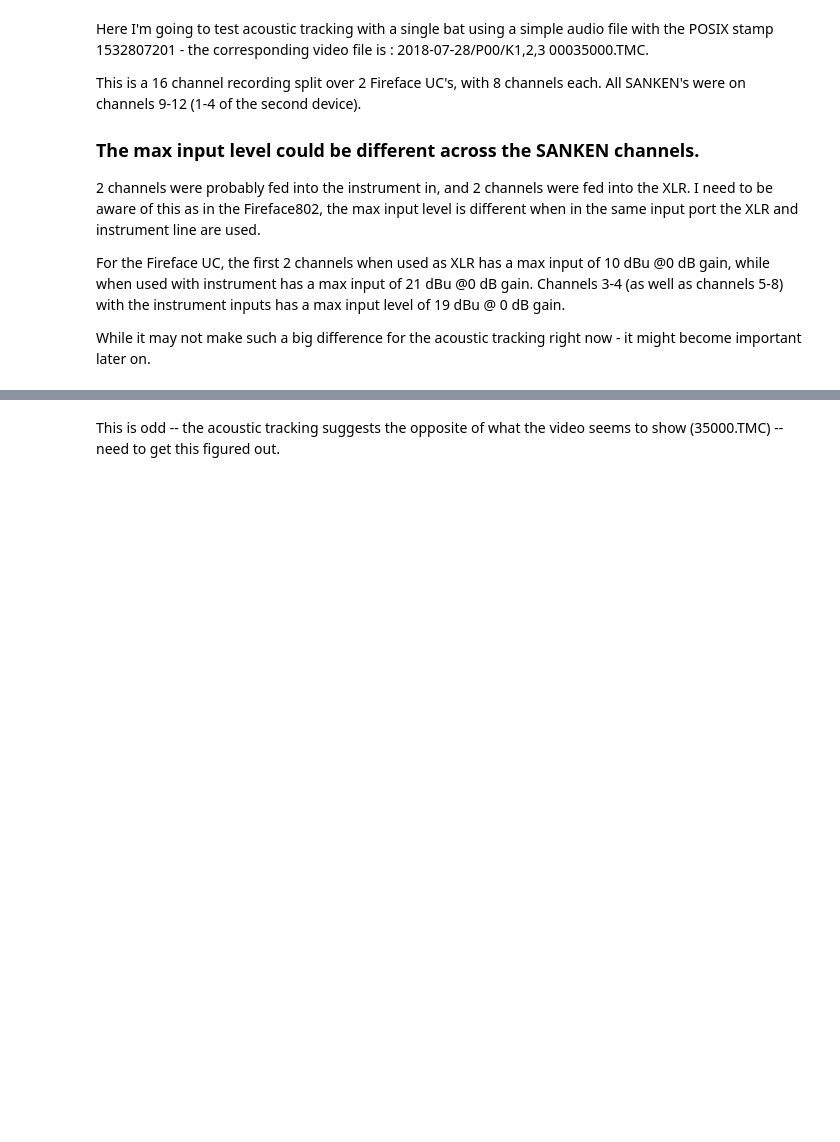
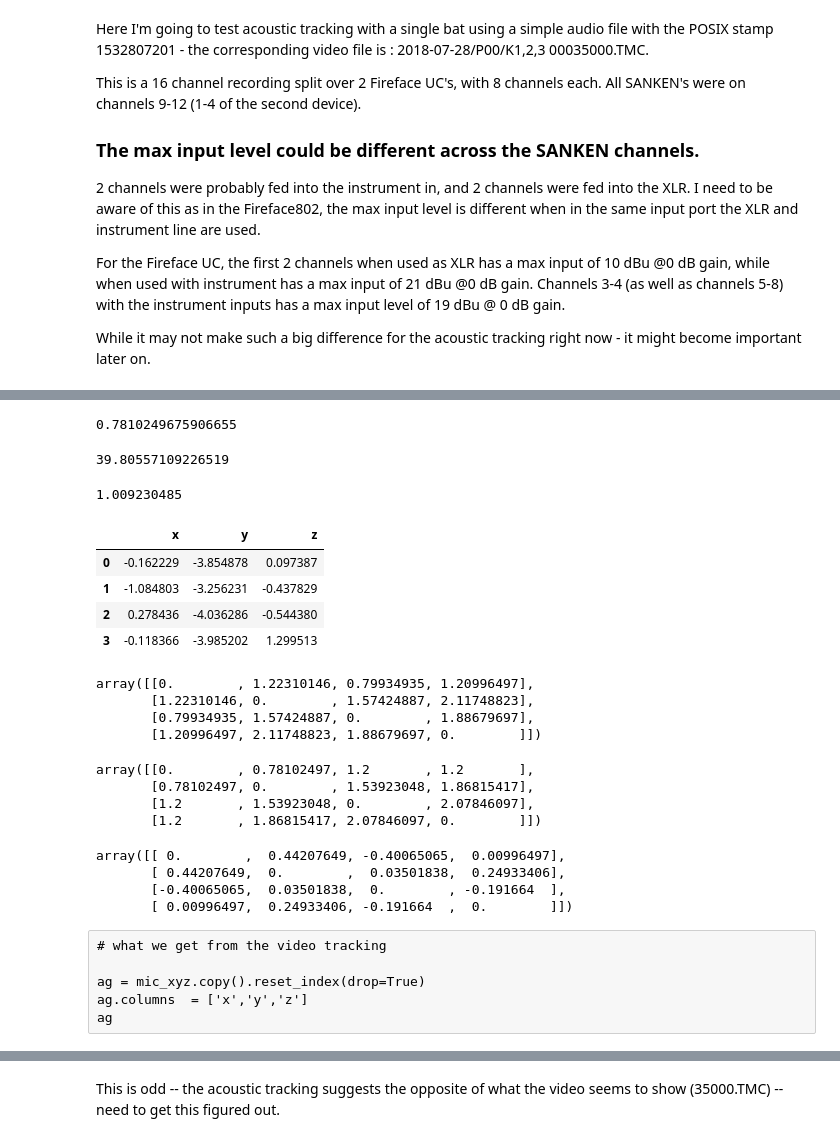
Before and after one commit to thejasvibr/projectushichka, a Jupyter notebook: acoustic-tracking/trying-acoustic-tracking.ipynb, the cells around one changed output, grey strips where cells are left out. Saved outputs shown, nothing was run; the diff lists cells and outputs as text; code cells hidden in the pictures; blank space fills up the shorter version.

Commit message:
continue trying to figure out why acoustic tracking doesn't work for 2018-07-28 - luckily video tracking does.

```diff
--- a/acoustic-tracking/trying-acoustic-tracking.ipynb
+++ b/acoustic-tracking/trying-acoustic-tracking.ipynb
@@ -167,3 +171,11 @@ mic_positions = np.array([[0,0,0],
 
 ag = pd.DataFrame(mic_positions)
 ag.columns  = ['x','y','z']
+# %%
+R_2
+# %% [output]
+0.7810249675906655
+# %%
+np.degrees(theta2)
+# %% [output]
+39.80557109226519
@@ -170 +184,43 @@ ag.columns  = ['x','y','z']
+# %%
+2.01846097/2
+# %% [output]
+1.009230485
+# %%
+video_mic_positions = pd.read_csv('video_tracking/mic_positions_video/DLTdv7_data_mics9-12positionsxyzpts.csv')
+mic_xyz = video_mic_positions[~pd.isna(video_mic_positions['pt1_X'])].reset_index(drop=True)
+mic_xyz.columns=['x','y','z']
+mic_xyz
+# %% [output]
+|  | x | y | z |
+| 0 | -0.162229 | -3.854878 | 0.097387 |
+| 1 | -1.084803 | -3.256231 | -0.437829 |
+| 2 | 0.278436 | -4.036286 | -0.544380 |
+| 3 | -0.118366 | -3.985202 | 1.299513 |
+# %%
+spl.distance_matrix(mic_xyz,mic_xyz)
+# %% [output]
+array([[0.        , 1.22310146, 0.79934935, 1.20996497],
+       [1.22310146, 0.        , 1.57424887, 2.11748823],
+       [0.79934935, 1.57424887, 0.        , 1.88679697],
+       [1.20996497, 2.11748823, 1.88679697, 0.        ]])
+# %%
+spl.distance_matrix(mic_positions,mic_positions)
+# %% [output]
+array([[0.        , 0.78102497, 1.2       , 1.2       ],
+       [0.78102497, 0.        , 1.53923048, 1.86815417],
+       [1.2       , 1.53923048, 0.        , 2.07846097],
+       [1.2       , 1.86815417, 2.07846097, 0.        ]])
+# %%
+spl.distance_matrix(mic_xyz,mic_xyz)-spl.distance_matrix(mic_positions,mic_positions)
+# %% [output]
+array([[ 0.        ,  0.44207649, -0.40065065,  0.00996497],
+       [ 0.44207649,  0.        ,  0.03501838,  0.24933406],
+       [-0.40065065,  0.03501838,  0.        , -0.191664  ],
+       [ 0.00996497,  0.24933406, -0.191664  ,  0.        ]])
+# %% [raw]
+# what we get from the video tracking
+
+ag = mic_xyz.copy().reset_index(drop=True)
+ag.columns  = ['x','y','z']
+ag
 # %%
```
Also changed, not shown: parts of 46 cells of this notebook.
